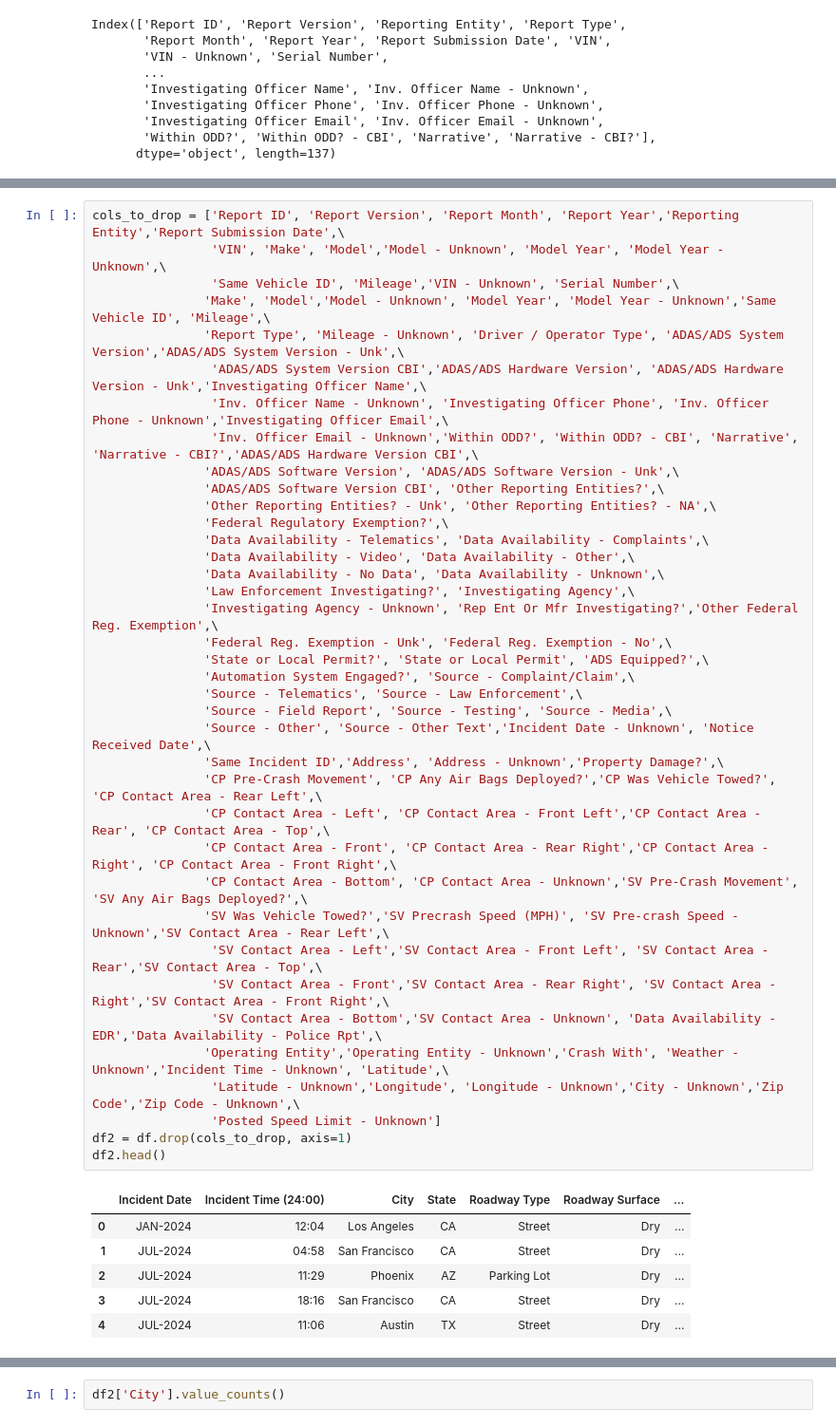
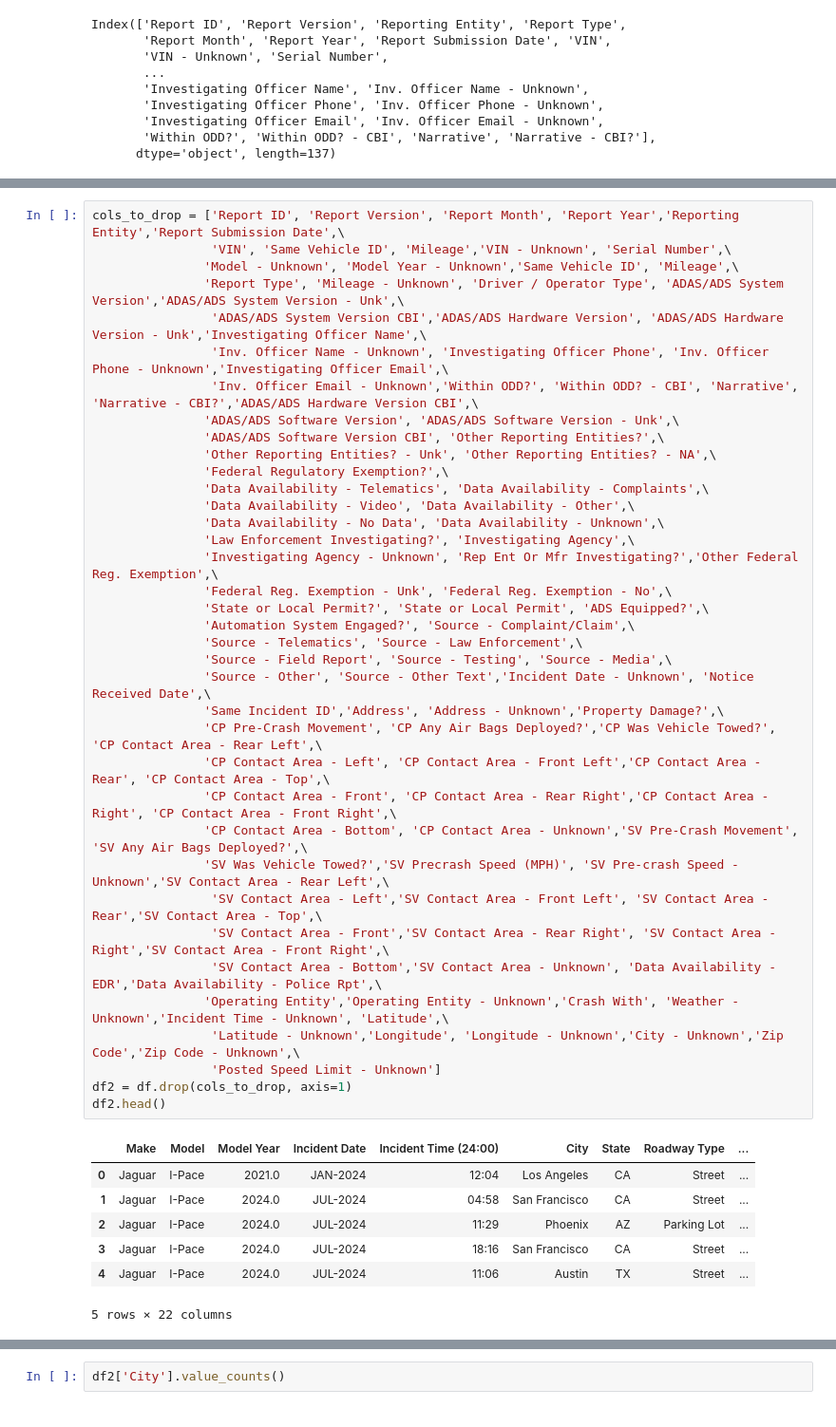
Before and after one commit to KevinPCarney/Project-04-Group-05, a Jupyter notebook: EDA/Crash Records CSV Cleaning.ipynb, the cells around one changed output, grey strips where cells are left out. Shown at 95% size. Drawn from its saved outputs; the diff is of its cells as text.

```diff
--- a/EDA/Crash Records CSV Cleaning.ipynb
+++ b/EDA/Crash Records CSV Cleaning.ipynb
@@ -73,8 +52,7 @@ Index(['Report ID', 'Report Version', 'Reporting Entity', 'Report Type',
 # %%
 cols_to_drop = ['Report ID', 'Report Version', 'Report Month', 'Report Year','Reporting Entity','Report Submission Date',\
-                'VIN', 'Make', 'Model','Model - Unknown', 'Model Year', 'Model Year - Unknown',\
-                'Same Vehicle ID', 'Mileage','VIN - Unknown', 'Serial Number',\
-               'Make', 'Model','Model - Unknown', 'Model Year', 'Model Year - Unknown','Same Vehicle ID', 'Mileage',\
+                'VIN', 'Same Vehicle ID', 'Mileage','VIN - Unknown', 'Serial Number',\
+               'Model - Unknown', 'Model Year - Unknown','Same Vehicle ID', 'Mileage',\
                'Report Type', 'Mileage - Unknown', 'Driver / Operator Type', 'ADAS/ADS System Version','ADAS/ADS System Version - Unk',\
                 'ADAS/ADS System Version CBI','ADAS/ADS Hardware Version', 'ADAS/ADS Hardware Version - Unk','Investigating Officer Name',\
                 'Inv. Officer Name - Unknown', 'Investigating Officer Phone', 'Inv. Officer Phone - Unknown','Investigating Officer Email',\
@@ -82,39 +60,40 @@ cols_to_drop = ['Report ID', 'Report Version', 'Report Month', 'Report Year','Re
                'ADAS/ADS Software Version', 'ADAS/ADS Software Version - Unk',\
                'ADAS/ADS Software Version CBI', 'Other Reporting Entities?',\
                'Other Reporting Entities? - Unk', 'Other Reporting Entities? - NA',\
                'Federal Regulatory Exemption?',\
                'Data Availability - Telematics', 'Data Availability - Complaints',\
                'Data Availability - Video', 'Data Availability - Other',\
                'Data Availability - No Data', 'Data Availability - Unknown',\
                'Law Enforcement Investigating?', 'Investigating Agency',\
                'Investigating Agency - Unknown', 'Rep Ent Or Mfr Investigating?','Other Federal Reg. Exemption',\
                'Federal Reg. Exemption - Unk', 'Federal Reg. Exemption - No',\
                'State or Local Permit?', 'State or Local Permit', 'ADS Equipped?',\
                'Automation System Engaged?', 'Source - Complaint/Claim',\
                'Source - Telematics', 'Source - Law Enforcement',\
                'Source - Field Report', 'Source - Testing', 'Source - Media',\
                'Source - Other', 'Source - Other Text','Incident Date - Unknown', 'Notice Received Date',\
                'Same Incident ID','Address', 'Address - Unknown','Property Damage?',\
                'CP Pre-Crash Movement', 'CP Any Air Bags Deployed?','CP Was Vehicle Towed?', 'CP Contact Area - Rear Left',\
                'CP Contact Area - Left', 'CP Contact Area - Front Left','CP Contact Area - Rear', 'CP Contact Area - Top',\
                'CP Contact Area - Front', 'CP Contact Area - Rear Right','CP Contact Area - Right', 'CP Contact Area - Front Right',\
                'CP Contact Area - Bottom', 'CP Contact Area - Unknown','SV Pre-Crash Movement', 'SV Any Air Bags Deployed?',\
                'SV Was Vehicle Towed?','SV Precrash Speed (MPH)', 'SV Pre-crash Speed - Unknown','SV Contact Area - Rear Left',\
                 'SV Contact Area - Left','SV Contact Area - Front Left', 'SV Contact Area - Rear','SV Contact Area - Top',\
                 'SV Contact Area - Front','SV Contact Area - Rear Right', 'SV Contact Area - Right','SV Contact Area - Front Right',\
                 'SV Contact Area - Bottom','SV Contact Area - Unknown', 'Data Availability - EDR','Data Availability - Police Rpt',\
                'Operating Entity','Operating Entity - Unknown','Crash With', 'Weather - Unknown','Incident Time - Unknown', 'Latitude',\
                 'Latitude - Unknown','Longitude', 'Longitude - Unknown','City - Unknown','Zip Code','Zip Code - Unknown',\
                 'Posted Speed Limit - Unknown']
 df2 = df.drop(cols_to_drop, axis=1)
 df2.head()
 # %% [output]
-|  | Incident Date | Incident Time (24:00) | City | State | Roadway Type | Roadway Surface | ... |
-| 0 | JAN-2024 | 12:04 | Los Angeles | CA | Street | Dry | ... |
-| 1 | JUL-2024 | 04:58 | San Francisco | CA | Street | Dry | ... |
-| 2 | JUL-2024 | 11:29 | Phoenix | AZ | Parking Lot | Dry | ... |
-| 3 | JUL-2024 | 18:16 | San Francisco | CA | Street | Dry | ... |
-| 4 | JUL-2024 | 11:06 | Austin | TX | Street | Dry | ... |
+|  | Make | Model | Model Year | Incident Date | Incident Time (24:00) | City | State | Roadway Type | ... |
+| 0 | Jaguar | I-Pace | 2021.0 | JAN-2024 | 12:04 | Los Angeles | CA | Street | ... |
+| 1 | Jaguar | I-Pace | 2024.0 | JUL-2024 | 04:58 | San Francisco | CA | Street | ... |
+| 2 | Jaguar | I-Pace | 2024.0 | JUL-2024 | 11:29 | Phoenix | AZ | Parking Lot | ... |
+| 3 | Jaguar | I-Pace | 2024.0 | JUL-2024 | 18:16 | San Francisco | CA | Street | ... |
+| 4 | Jaguar | I-Pace | 2024.0 | JUL-2024 | 11:06 | Austin | TX | Street | ... |
+5 rows × 22 columns
 # %%
 # Refreshed look at columns
 df2.columns
```
Also changed, not shown: parts of 11 cells of this notebook, 1 other file.
